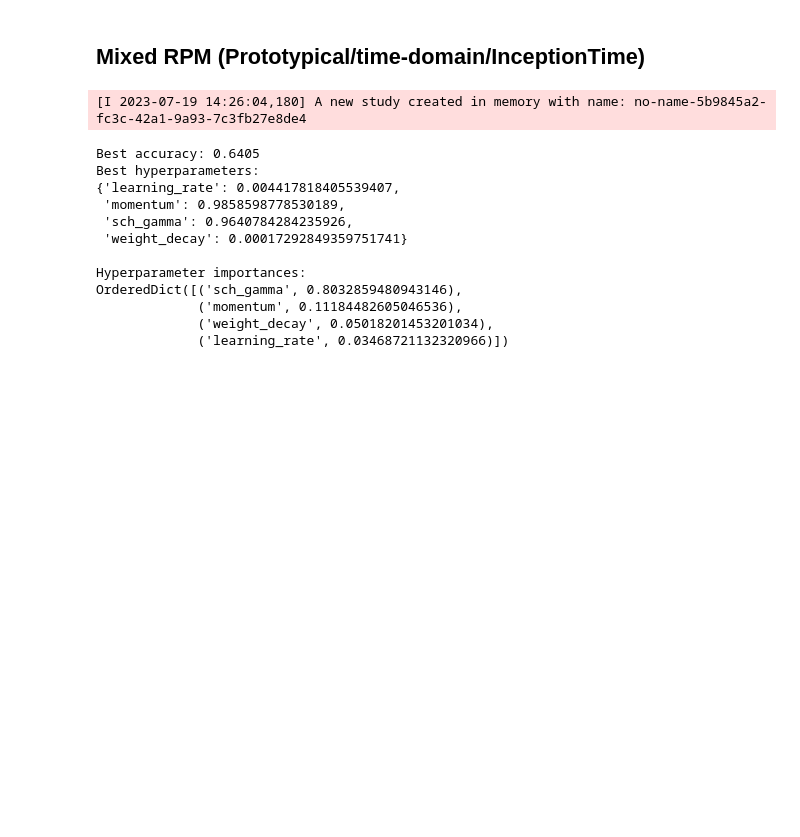
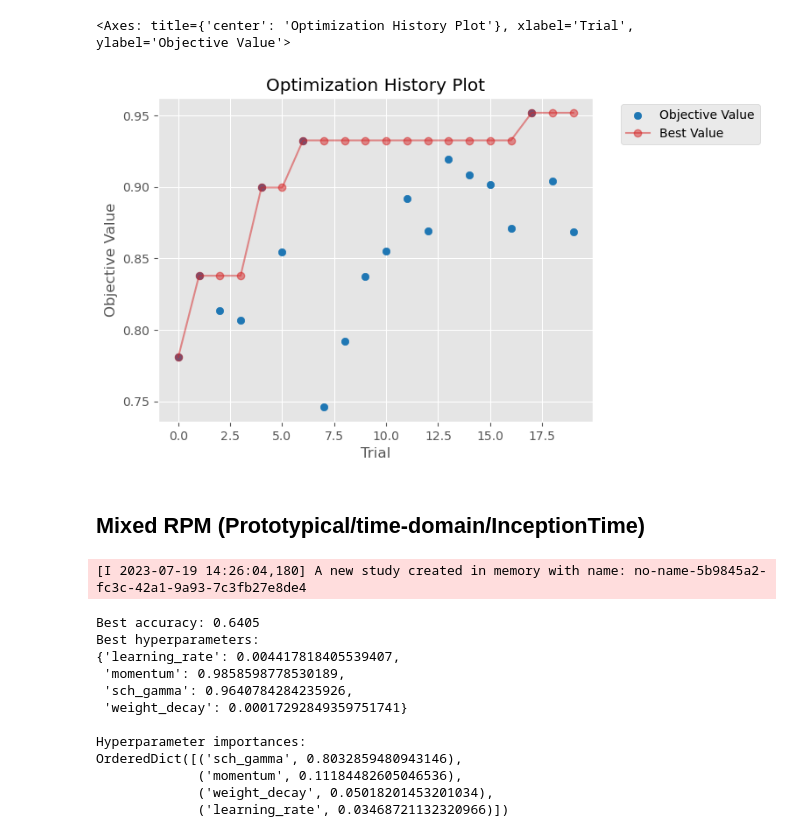
Before and after one commit to 4llu/rapid-deployment, a Jupyter notebook: reports/optuna_reports.ipynb, the cells around one changed output. Saved outputs shown, nothing was run; the diff lists cells and outputs as text; code cells hidden in the pictures; blank space fills up the shorter version.

```diff
--- a/reports/optuna_reports.ipynb
+++ b/reports/optuna_reports.ipynb
@@ -16,0 +19,8 @@ def study_info(study):
+# %%
+study = joblib.load(os.path.join("RAW", "optuna_studies", "ARotor_h_opt_ARotor_07-27_13-18-14.pkl"))
+
+best_trials = optuna.create_study()
+for trial in sorted(study.trials, key=lambda t: t.value, reverse=True)[:8]:
+    best_trials.add_trial(trial)
+
+study_info(study)
@@ -17,3 +41,8 @@ def study_info(study):
+# %%
+optuna.visualization.matplotlib.plot_optimization_history(study)
+# %% [output]
+<Axes: title={'center': 'Optimization History Plot'}, xlabel='Trial', ylabel='Objective Value'>
+[figure, added]
 # %% [markdown]
 ## Mixed RPM (Prototypical/time-domain/InceptionTime)
 # %%
```
Also changed, not shown: parts of 2 cells of this notebook, 5 other files.
